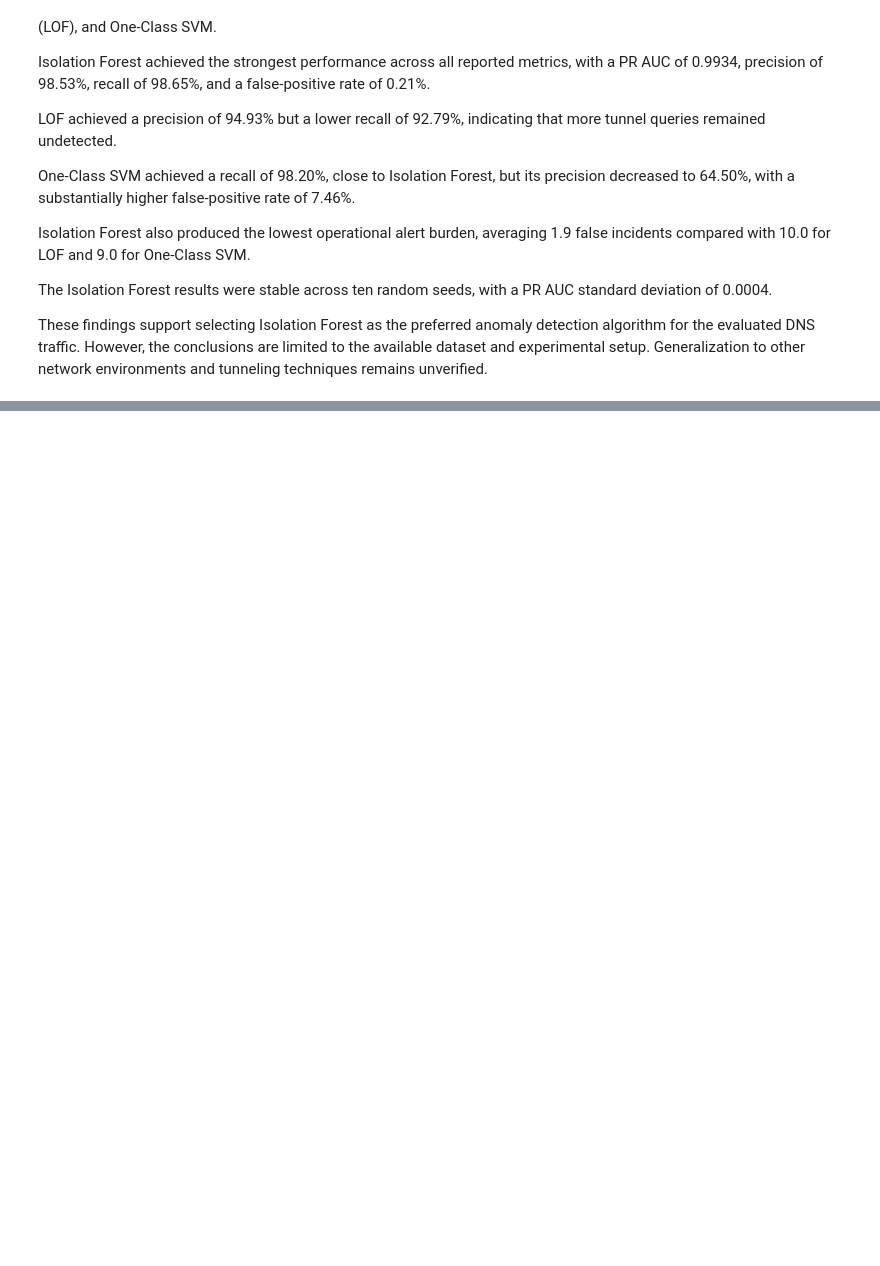
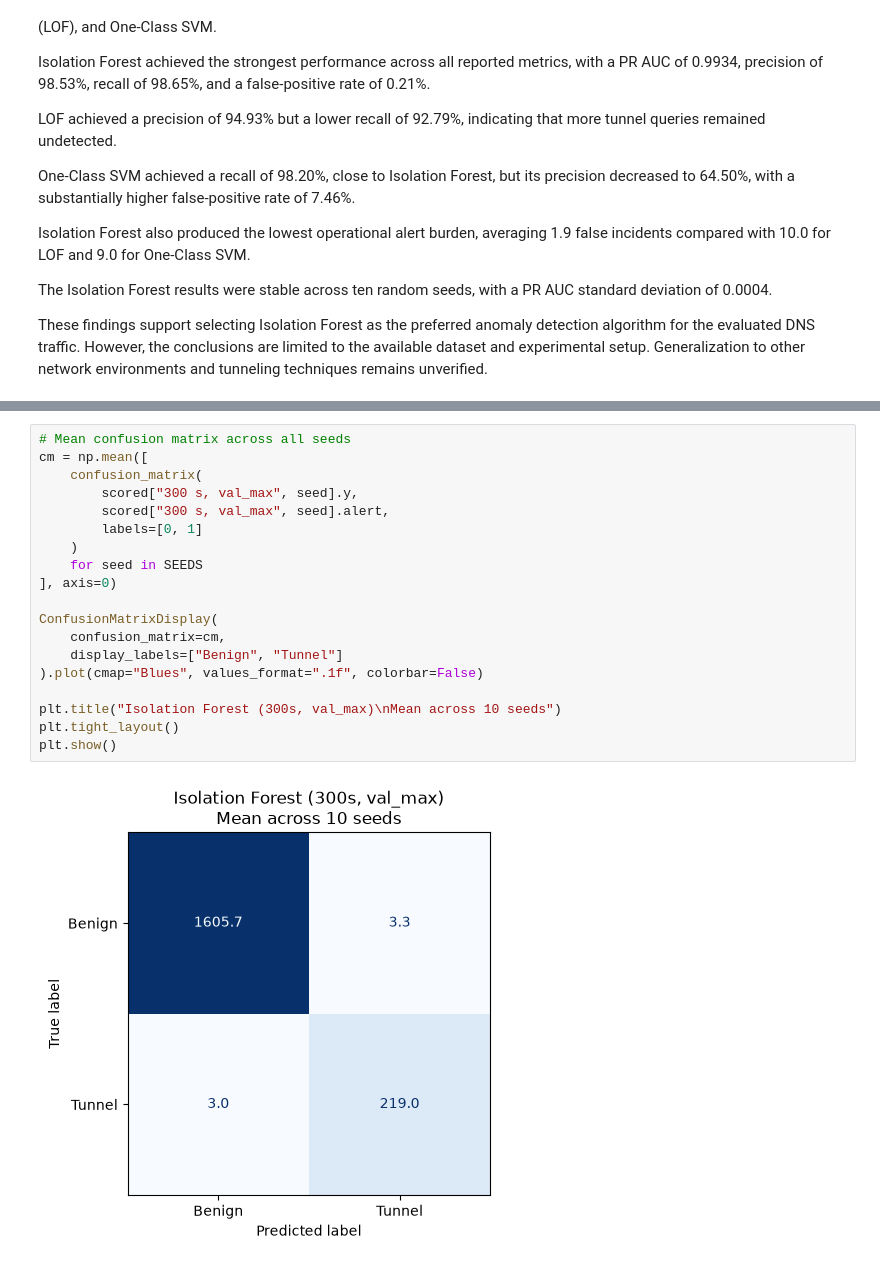
Before and after one commit to Rickderijk2002/Cybersecurity-Intrusion-Detection-2026, a Jupyter notebook: notebooks/05_evaluation_and_alternatives.ipynb, the cells around one changed output, grey strips where cells are left out. Cells and saved outputs as stored; diff of their text form; blank space fills up the shorter version.

```diff
--- a/notebooks/05_evaluation_and_alternatives.ipynb
+++ b/notebooks/05_evaluation_and_alternatives.ipynb
@@ -986,0 +1068,21 @@ These findings support selecting Isolation Forest as the preferred anomaly detec
+# %%
+# Mean confusion matrix across all seeds
+cm = np.mean([
+    confusion_matrix(
+        scored["300 s, val_max", seed].y,
+        scored["300 s, val_max", seed].alert,
+        labels=[0, 1]
+    )
+    for seed in SEEDS
+], axis=0)
+
+ConfusionMatrixDisplay(
+    confusion_matrix=cm,
+    display_labels=["Benign", "Tunnel"]
+).plot(cmap="Blues", values_format=".1f", colorbar=False)
+
+plt.title("Isolation Forest (300s, val_max)\nMean across 10 seeds")
+plt.tight_layout()
+plt.show()
+# %% [output]
+[figure, added]
```
Also changed, not shown: parts of 4 cells of this notebook.
